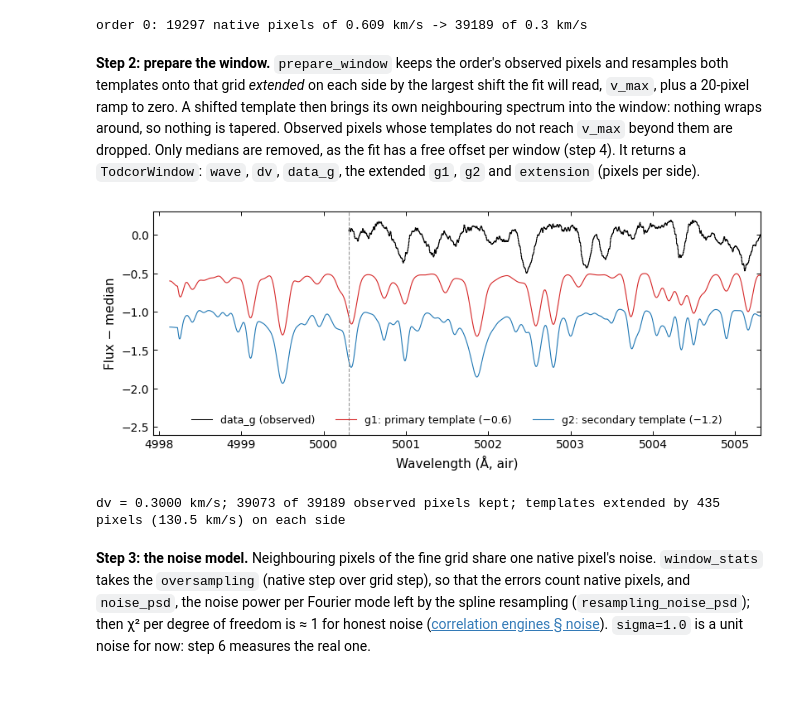
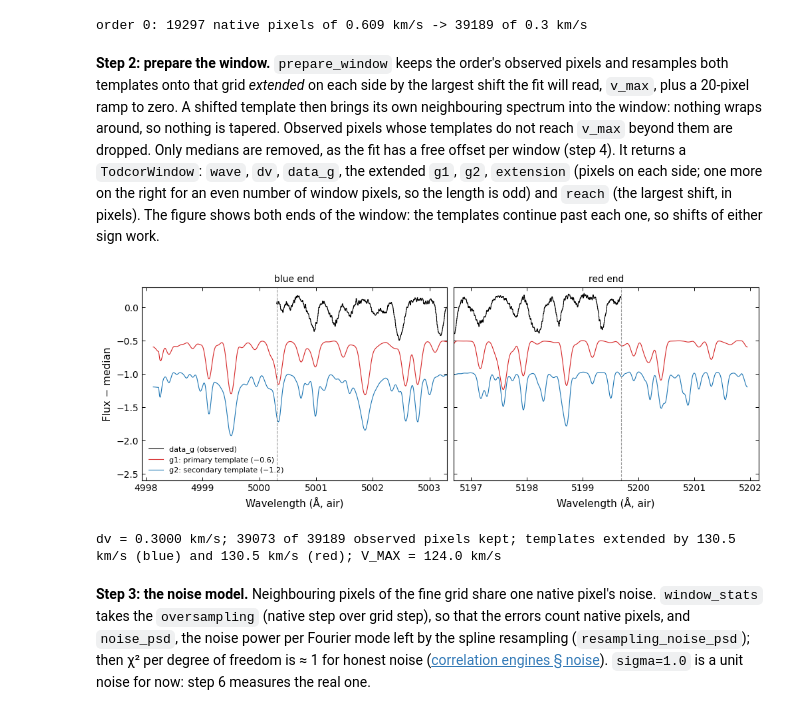
Before and after one commit to SPARTA-dev/SPARTA, a Jupyter notebook: examples/tutorials/04_todcor.ipynb, the cells around one changed output. Drawn from its saved outputs; the diff is of its cells as text; code cells hidden in the pictures.

```diff
--- a/examples/tutorials/04_todcor.ipynb
+++ b/examples/tutorials/04_todcor.ipynb
@@ -132,33 +132,43 @@ read, `v_max`, plus a 20-pixel ramp to zero. A shifted template then brings its
 spectrum into the window: nothing wraps around, so nothing is tapered. Observed pixels whose
 templates do not reach `v_max` beyond them are dropped. Only medians are removed, as the fit has
 a free offset per window (step 4). It returns a `TodcorWindow`: `wave`, `dv`, `data_g`, the
-extended `g1`, `g2` and `extension` (pixels per side).
+extended `g1`, `g2`, `extension` (pixels on each side; one more on the right for an even number
+of window pixels, so the length is odd) and `reach` (the largest shift, in pixels). The figure
+shows both ends of the window: the templates continue past each one, so shifts of either sign work.
 # %%
 # Trial velocities to ±120 km/s every 2 km/s (step 4); the fine map (step 5) reaches 2 steps further
 VEL_BOUND, DVEL = 120, 2.0                                # km/s
 V_MAX = VEL_BOUND + 2 * DVEL                              # km/s, the largest shift the fit reads
 # Step 2: prepare the window (observed pixels; templates extended by V_MAX on each side)
 win = prepare_window(w_log, f_log, *primary[o], *secondary[o], v_max=V_MAX)
-# The templates' extended grid (Å), for the plot
-w_ext = extend_log_grid(win.wave, win.extension)
+# The templates' extended grid (Å), for the plot: `extension` pixels on the left, and one
+# more on the right when the window has an even number of pixels (odd total length)
+w_ext = extend_log_grid(win.wave, win.extension + 1)[1:1 + win.g1.size]
 
-# The blue end of the window: the data stop at its edge (dashed), the templates go on
-fig, ax = plt.subplots()
-plot_data(ax, win.wave, win.data_g, label="data_g (observed)")
-plot_model(ax, w_ext, win.g1 - 0.6, lw=0.8, label="g1: primary template (−0.6)")
-plot_extra(ax, w_ext, win.g2 - 1.2, lw=0.8, label="g2: secondary template (−1.2)")
-ax.axvline(win.wave[0], color=GREY, lw=0.8, ls="--")
-ax.set_xlim(w_ext[0] - 0.2, win.wave[0] + 5)
-ax.set_ylim(-2.6, 0.3)
-ax.set_xlabel("Wavelength (Å, air)")
-ax.set_ylabel("Flux − median")
-ax.legend(loc="lower center", ncols=3)
+# Both ends of the window: the data stop at its edges (dashed), the templates go on
+# past each one by V_MAX, so a shift of either sign reads real template spectrum
+fig, (ax_blue, ax_red) = plt.subplots(1, 2, sharey=True, figsize=(10, 3.6))
+for ax, edge, xlim in ((ax_blue, win.wave[0], (w_ext[0] - 0.2, win.wave[0] + 3)),
+                       (ax_red, win.wave[-1], (win.wave[-1] - 3, w_ext[-1] + 0.2))):
+    plot_data(ax, win.wave, win.data_g, label="data_g (observed)")
+    plot_model(ax, w_ext, win.g1 - 0.6, lw=0.8, label="g1: primary template (−0.6)")
+    plot_extra(ax, w_ext, win.g2 - 1.2, lw=0.8, label="g2: secondary template (−1.2)")
+    ax.axvline(edge, color=GREY, lw=0.8, ls="--")
+    ax.set_xlim(*xlim)
+    ax.set_xlabel("Wavelength (Å, air)")
+ax_blue.set_ylim(-2.6, 0.3)
+ax_blue.set_ylabel("Flux − median")
+ax_blue.set_title("blue end", fontsize=10)
+ax_red.set_title("red end", fontsize=10)
+ax_blue.legend(loc="lower left", fontsize=8)
 plt.show()
+# How far the templates reach past each end (km/s)
+left, right = C_KMS * np.log(win.wave[0] / w_ext[0]), C_KMS * np.log(w_ext[-1] / win.wave[-1])
 print(f"dv = {win.dv:.4f} km/s; {win.wave.size} of {w_log.size} observed pixels kept; templates "
-      f"extended by {win.extension} pixels ({win.extension * win.dv:.1f} km/s) on each side")
+      f"extended by {left:.1f} km/s (blue) and {right:.1f} km/s (red); V_MAX = {V_MAX} km/s")
 # %% [output]
-[figure, old version]
+[figure, new version]
-dv = 0.3000 km/s; 39073 of 39189 observed pixels kept; templates extended by 435 pixels (130.5 km/s) on each side
+dv = 0.3000 km/s; 39073 of 39189 observed pixels kept; templates extended by 130.5 km/s (blue) and 130.5 km/s (red); V_MAX = 124.0 km/s
 # %% [markdown]
 **Step 3: the noise model.** Neighbouring pixels of the fine grid share one native pixel's
 noise. `window_stats` takes the `oversampling` (native step over grid step), so that the errors
```
Also changed, not shown: parts of 1 cell of this notebook, 3 other files.
